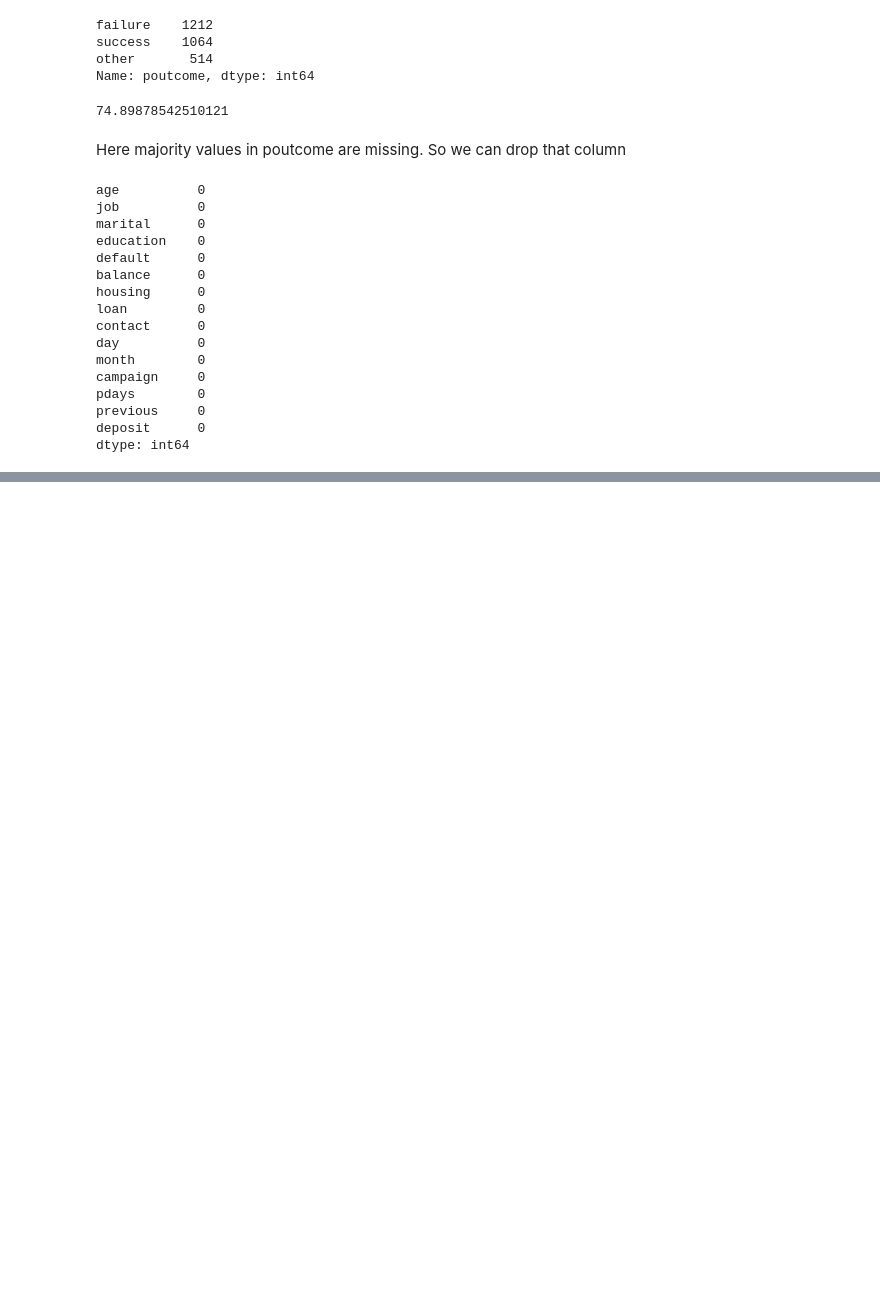
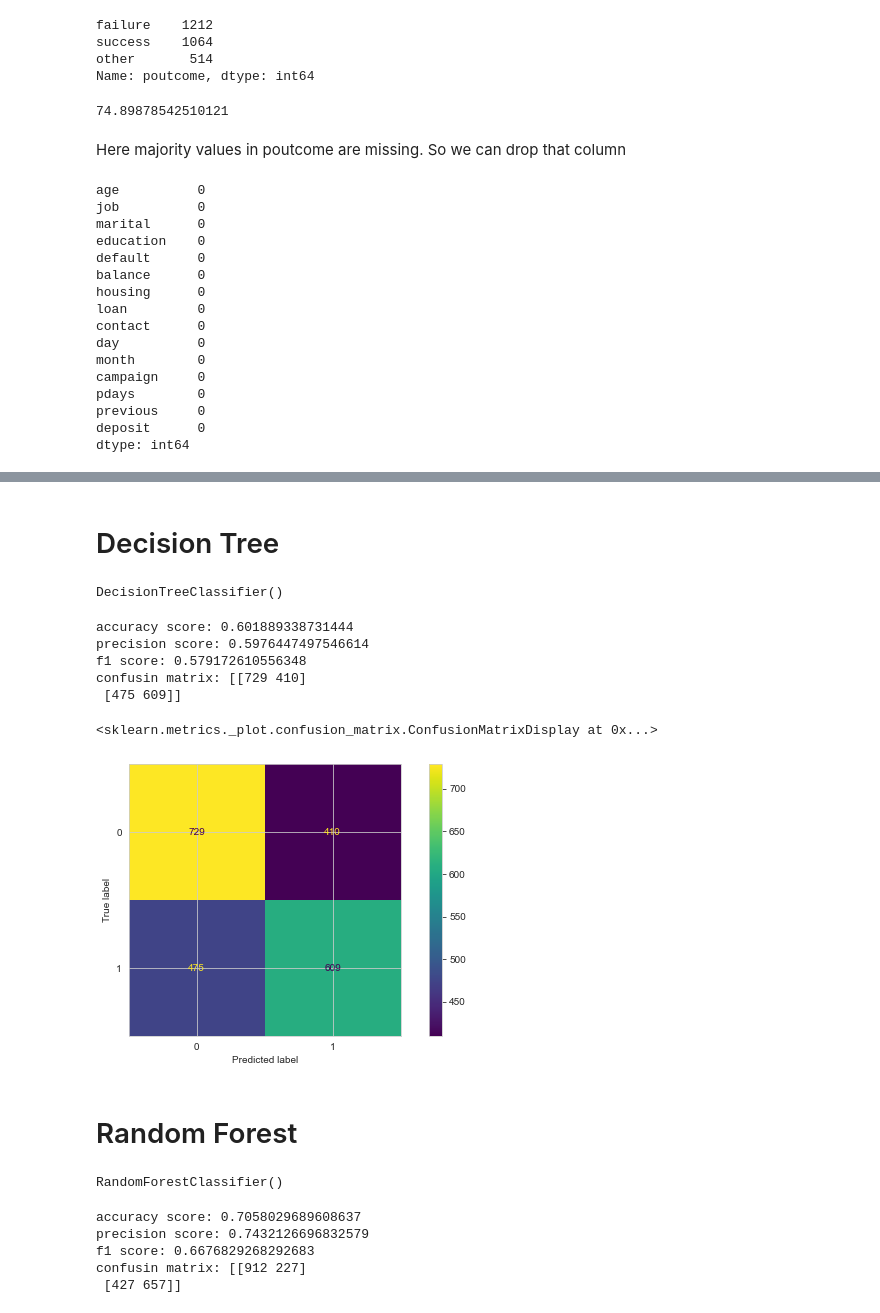
Before and after one commit to Syamkrishna123/ictk_competition, a Jupyter notebook: banking.ipynb, the cells around one changed output, grey strips where cells are left out. Cells and saved outputs as stored; diff of their text form; code cells hidden in the pictures; blank space fills up the shorter version.

```diff
--- a/banking.ipynb
+++ b/banking.ipynb
@@ -447,0 +486,4 @@ df.head()
+# %%
+X= df.drop('deposit',axis=1)
+# %%
+X_train, X_test, y_train, y_test= train_test_split(X,y, test_size=0.2, random_state= 20)
@@ -447,0 +511,8 @@ df.head()
+# %% [markdown]
+# Decision Tree
+# %%
+dec_tree= DecisionTreeClassifier()
+# %%
+dec_tree.fit(X_train,y_train)
+# %% [output]
+DecisionTreeClassifier()
@@ -447,0 +522,18 @@ df.head()
+# %%
+print('accuracy score:', dec_tree_eval['acc'])
+print('precision score:',dec_tree_eval['pre'])
+print('f1 score:',dec_tree_eval['f1'])
+print('confusin matrix:',dec_tree_eval['conf_mat'])
+# %% [output]
+accuracy score: 0.601889338731444
+precision score: 0.5976447497546614
+f1 score: 0.579172610556348
+confusin matrix: [[729 410]
+ [475 609]]
+# %%
+plot_confusion_matrix(dec_tree,X_test,y_test)
+# %% [output]
+<sklearn.metrics._plot.confusion_matrix.ConfusionMatrixDisplay at 0x...>
+[figure, added]
+# %% [markdown]
+# Random Forest
@@ -447,0 +542,4 @@ df.head()
+# %%
+ran_for.fit(X_train,y_train)
+# %% [output]
+RandomForestClassifier()
@@ -447,0 +548,11 @@ df.head()
+# %%
+print('accuracy score:', ran_for_eval['acc'])
+print('precision score:',ran_for_eval['pre'])
+print('f1 score:',ran_for_eval['f1'])
+print('confusin matrix:',ran_for_eval['conf_mat'])
+# %% [output]
+accuracy score: 0.7058029689608637
+precision score: 0.7432126696832579
+f1 score: 0.6676829268292683
+confusin matrix: [[912 227]
+ [427 657]]
```
Also changed, not shown: parts of 60 cells of this notebook.
